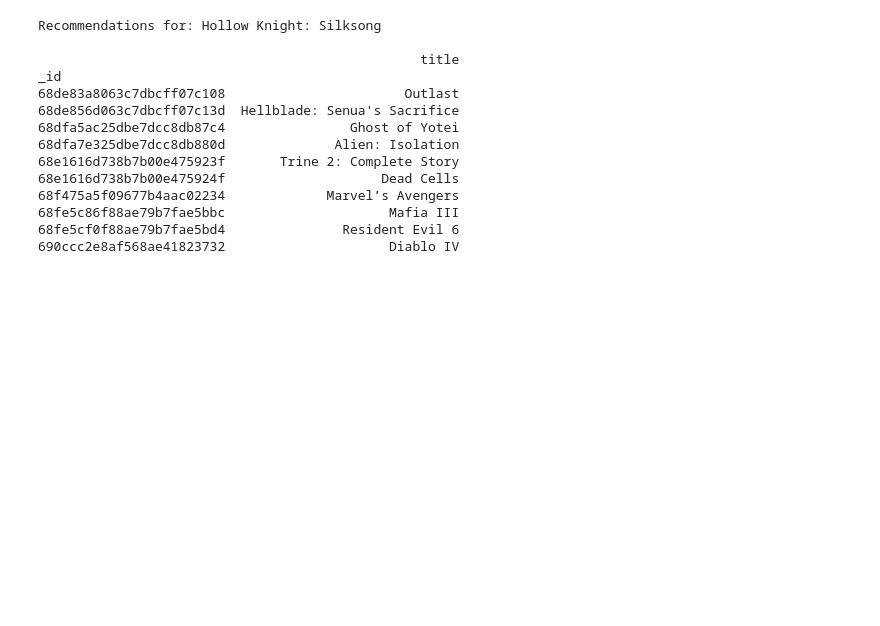
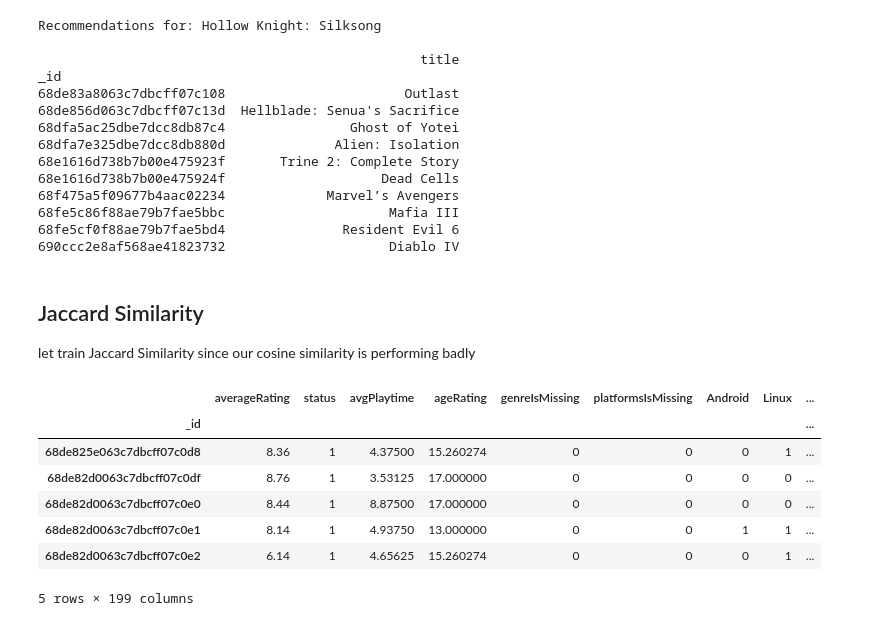
Before and after one commit to Shruthikshetty/media-logger-recommender, a Jupyter notebook: training_notebooks/games_recommendation_model.ipynb, the cells around one changed output. Saved outputs shown, nothing was run; the diff lists cells and outputs as text; code cells hidden in the pictures; blank space fills up the shorter version.

Commit message:
improve games recommendation

```diff
--- a/training_notebooks/games_recommendation_model.ipynb
+++ b/training_notebooks/games_recommendation_model.ipynb
@@ -1301,3 +1304,21 @@ _id
 68fe5c86f88ae79b7fae5bbc                     Mafia III
 68fe5cf0f88ae79b7fae5bd4               Resident Evil 6
 690ccc2e8af568ae41823732                     Diablo IV
+# %% [markdown]
+## Jaccard Similarity
+
+let train Jaccard Similarity since our cosine similarity is performing badly
+# %%
+# lets set the index as _id
+training_data = training_data.set_index("_id")
+games_df = games_df.set_index("_id")
+training_data.head()
+# %% [output]
+|  | averageRating | status | avgPlaytime | ageRating | genreIsMissing | platformsIsMissing | Android | Linux | ... |
+| _id |  |  |  |  |  |  |  |  | ... |
+| 68de825e063c7dbcff07c0d8 | 8.36 | 1 | 4.37500 | 15.260274 | 0 | 0 | 0 | 1 | ... |
+| 68de82d0063c7dbcff07c0df | 8.76 | 1 | 3.53125 | 17.000000 | 0 | 0 | 0 | 0 | ... |
+| 68de82d0063c7dbcff07c0e0 | 8.44 | 1 | 8.87500 | 17.000000 | 0 | 0 | 0 | 0 | ... |
+| 68de82d0063c7dbcff07c0e1 | 8.14 | 1 | 4.93750 | 13.000000 | 0 | 0 | 1 | 1 | ... |
+| 68de82d0063c7dbcff07c0e2 | 6.14 | 1 | 4.65625 | 15.260274 | 0 | 0 | 0 | 1 | ... |
+5 rows × 199 columns
```
Also changed, not shown: parts of 77 cells of this notebook, 1 other file.
